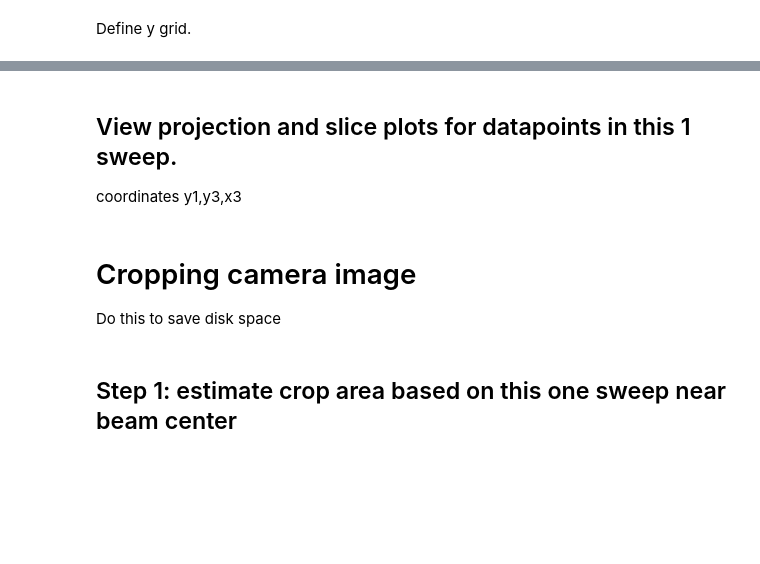
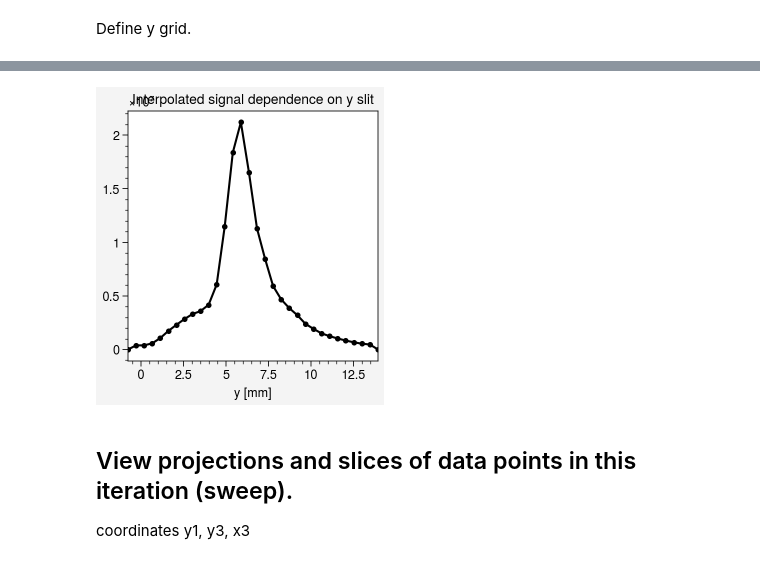
Before and after one commit to austin-hoover/analysis-sns-btf, a Jupyter notebook: scan-xxpy-image-ypdE/scan-xxpy-image-ypdE_step1.ipynb, the cells around one changed output, grey strips where cells are left out. Saved outputs shown, nothing was run; the diff lists cells and outputs as text; code cells hidden in the pictures; blank space fills up the shorter version.

```diff
--- a/scan-xxpy-image-ypdE/scan-xxpy-image-ypdE_step1.ipynb
+++ b/scan-xxpy-image-ypdE/scan-xxpy-image-ypdE_step1.ipynb
@@ -684,3 +620,45 @@ plt.title('Interpolated signal dependence on y slit')
+# %%
+def get_image_3d(idx, ygv, ny, nx, smooth=False):
+    ypix = np.arange(ny)
+    xpix = np.arange(nx)
+    # Build up the 3D image (camera image for every data-point in one sweep).
+    n_frames = len(idx)
+    im3d = np.zeros((n_frames, ny, nx))
+    for i in range(n_frames):
+        im3d[i, :, :] = get_image(idx[i])
+    # Sort by increasing y value (needed for interpolation)
+    yvals = data_sc[:,'y_PositionSync'][idx]
+    idx_sort = np.argsort(yvals)
+    yvals = yvals[idx_sort]
+    im3d = im3d[idx_sort, :, :]
+    # Deal with any repeating points (otherwise interpolate won't work)
+    yvals = utils.avoid_repeats(yvals, pad=1e-7)
+    # Apply filter along 1st dimension (y_PositionSync).
+    im3d_smooth = im3d
+    if smooth:
+        im3d_smooth = ndimage.median_filter(im3d, size=(3,1,1), mode='nearest')
+    # Interpolate
+    Y, YP, X = np.meshgrid(ygv, ypix, xpix, indexing='ij')
+    newpoints = np.vstack([Y.ravel(), YP.ravel(), X.ravel()]).T
+    a3d = interpolate.interpn(
+        (yvals, ypix, xpix),
+        im3d_smooth,
+        newpoints,
+        method='linear',
+        bounds_error=False,
+        fill_value=0.0
+    )
+    return a3d.reshape(npts_y, ny, nx)
+# %%
+iteration = iteration_peak
+idx = idx_bin[iteration]
+a3d = get_image_3d(idx, ygrid, ny, nx)
+# %%
+fig, ax = pplt.subplots()
+ax.plot(ygrid, utils.project(a3d, 0), marker='.', color='black')
+ax.format(xlabel='y [mm]', title='Interpolated signal dependence on y slit')
+# %% [output]
+[figure, added]
 # %% [markdown]
-## View projection and slice plots for datapoints in this 1 sweep.
-coordinates y1,y3,x3
+## View projections and slices of data points in this iteration (sweep).
+coordinates y1, y3, x3
@@ -704,6 +664,0 @@ plt.tight_layout()
-# %% [markdown]
-# Cropping camera image
-
-Do this to save disk space
-# %% [markdown]
-## Step 1: estimate crop area based on this one sweep near beam center
```
Also changed, not shown: parts of 21 cells of this notebook.
